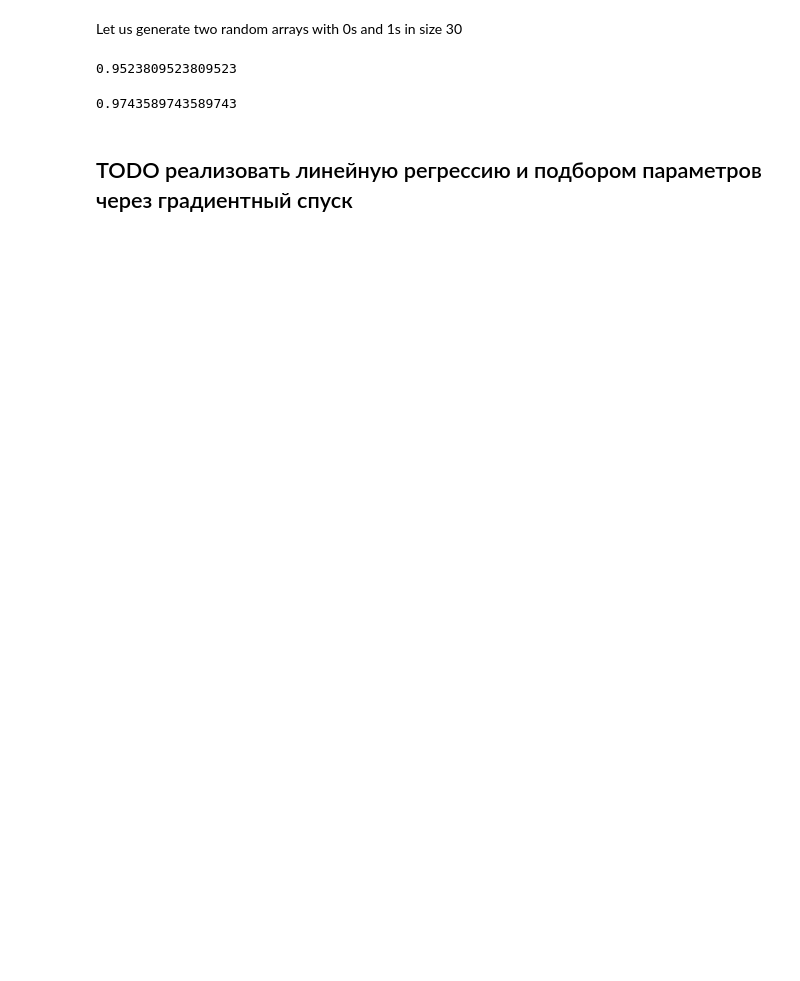
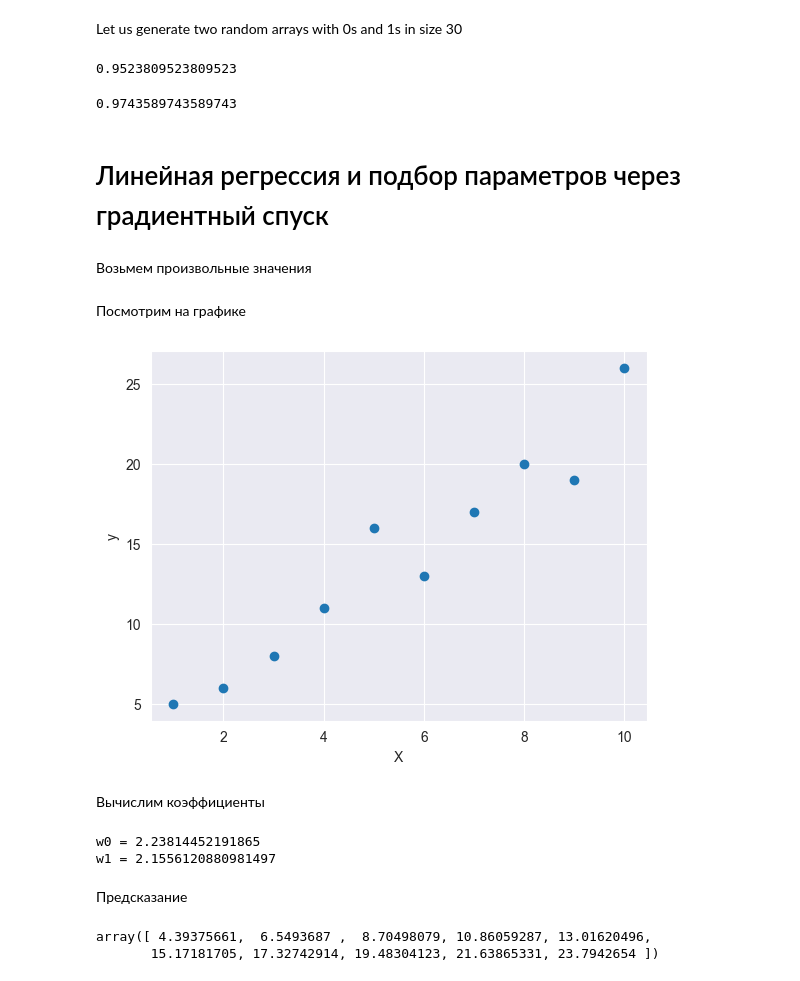
Before and after one commit to Ilja-R/TMSds, a Jupyter notebook: lesson15/hw15.ipynb, the cells around one changed output. Saved outputs shown, nothing was run; the diff lists cells and outputs as text; code cells hidden in the pictures; blank space fills up the shorter version.

```diff
--- a/lesson15/hw15.ipynb
+++ b/lesson15/hw15.ipynb
@@ -97,4 +101,18 @@ f1_score_false
 # %% [output]
 0.9743589743589743
 # %% [markdown]
-## TODO реализовать линейную регрессию и подбором параметров через градиентный спуск
+# Линейная регрессия и подбор параметров через градиентный спуск
+# %% [markdown]
+Возьмем произвольные значения
+# %%
+X = np.array([1, 2, 3, 4, 5, 6, 7, 8, 9, 10])
+y = np.array([5,  6,  8, 11, 16, 13, 17, 20, 19, 26])
+# %% [markdown]
+Посмотрим на графике
+# %%
+plt.scatter(X, y)
+plt.xlabel('x value')
+plt.ylabel('y actual value')
+plt.show()
+# %% [output]
+[figure, added]
@@ -100,0 +135,17 @@ f1_score_false
+# %% [markdown]
+Вычислим коэффициенты
+# %%
+w0, w1 = linear_regression(X, y)
+print("w0 =", w0)
+print("w1 =", w1)
+# %% [output]
+w0 = 2.23814452191865
+w1 = 2.1556120880981497
+# %% [markdown]
+Предсказание
+# %%
+y_pred = w0 + w1 * X
+y_pred
+# %% [output]
+array([ 4.39375661,  6.5493687 ,  8.70498079, 10.86059287, 13.01620496,
+       15.17181705, 17.32742914, 19.48304123, 21.63865331, 23.7942654 ])
```
Also changed, not shown: parts of 13 cells of this notebook, 3 other files.
